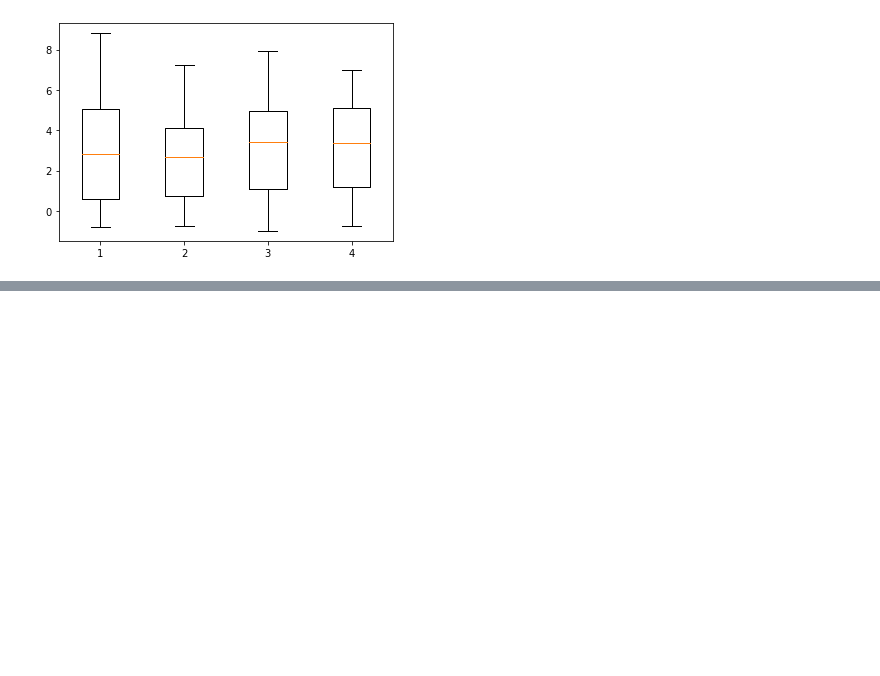
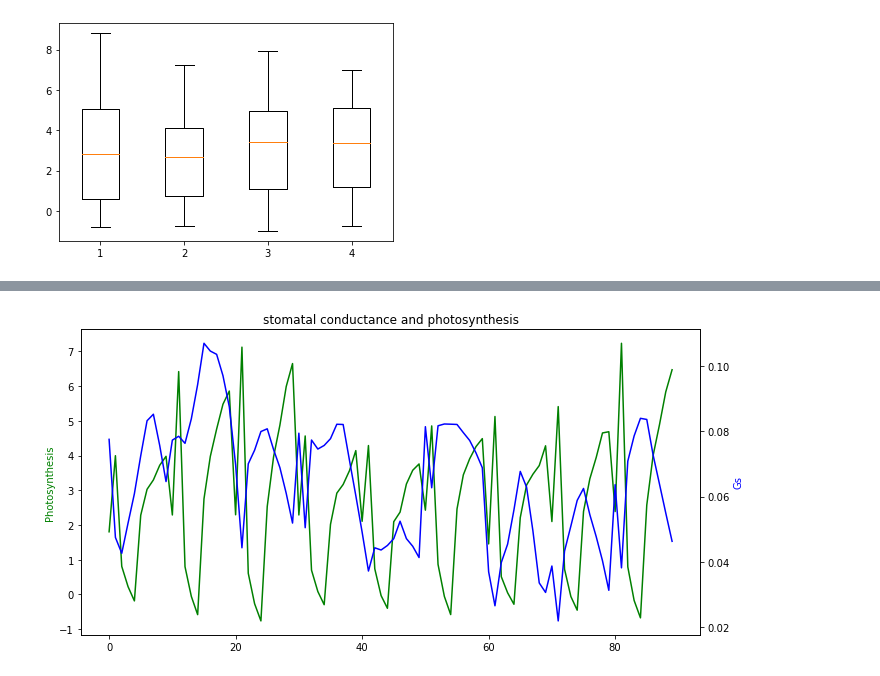
Before and after one commit to leahghill/pythonproject, a Jupyter notebook: PROJECT.ipynb, the cells around one changed output, grey strips where cells are left out. Cells and saved outputs as stored; diff of their text form; code cells hidden in the pictures; blank space fills up the shorter version.

```diff
--- a/PROJECT.ipynb
+++ b/PROJECT.ipynb
@@ -297,0 +309,24 @@ print(fvalue, pvalue)
+# %%
+# importing the libraries
+import numpy as np
+import matplotlib.pyplot as plt
+
+# x-range is the # of samples taken
+x = range(0,90)
+fig, ax = plt.subplots(figsize = (10, 5))
+plt.title('stomatal conductance and photosynthesis')
+
+ax2 = ax.twinx()
+ax.plot(x, data["Photo2"], color = 'g')
+ax2.plot(x,data["Cond2"], color = 'b')
+
+#y-axis label
+ax.set_ylabel('Photosynthesis', color = 'g')
+
+# secondary y-axis label
+ax2.set_ylabel('Gs', color = 'b')
+
+plt.tight_layout()
+plt.show()
+# %% [output]
+[figure, added]
```
Also changed, not shown: parts of 17 cells of this notebook.
